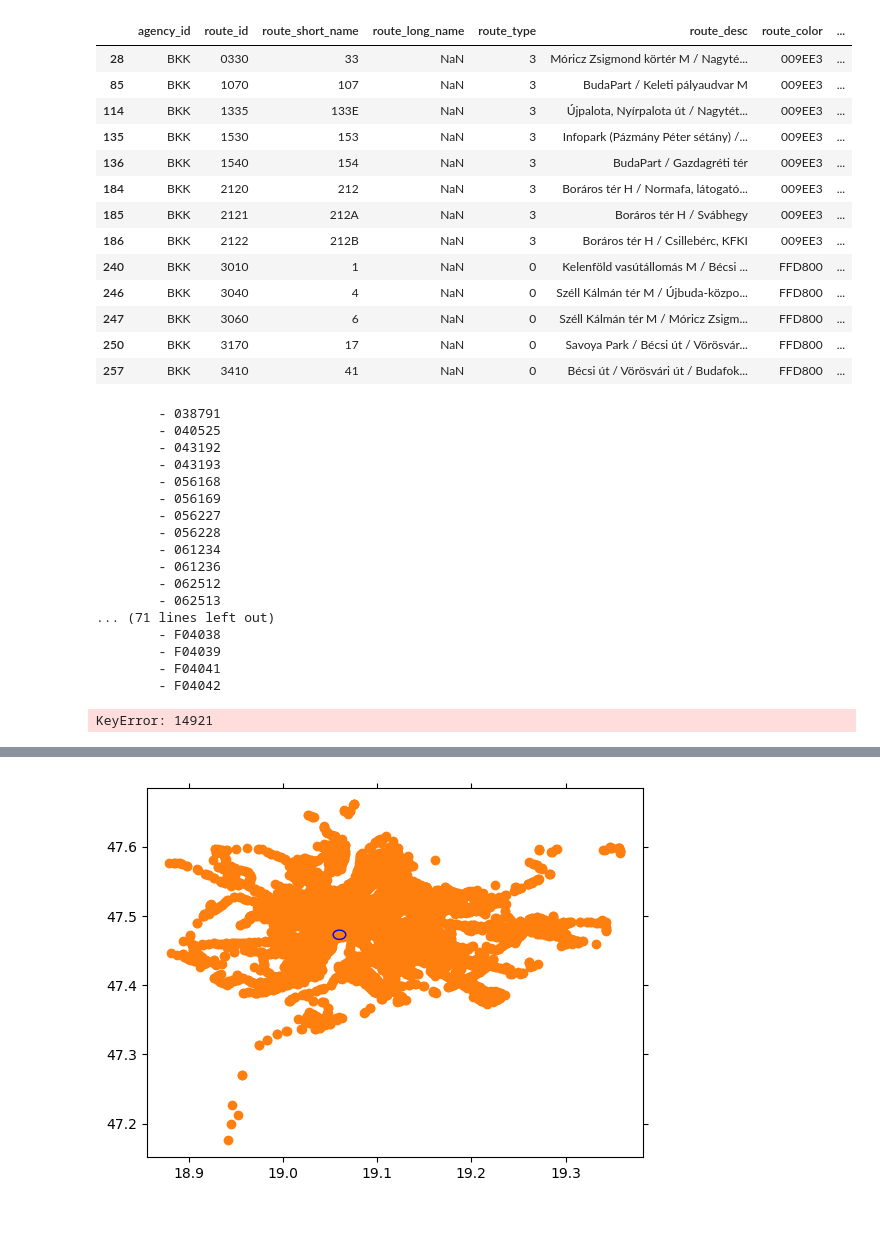
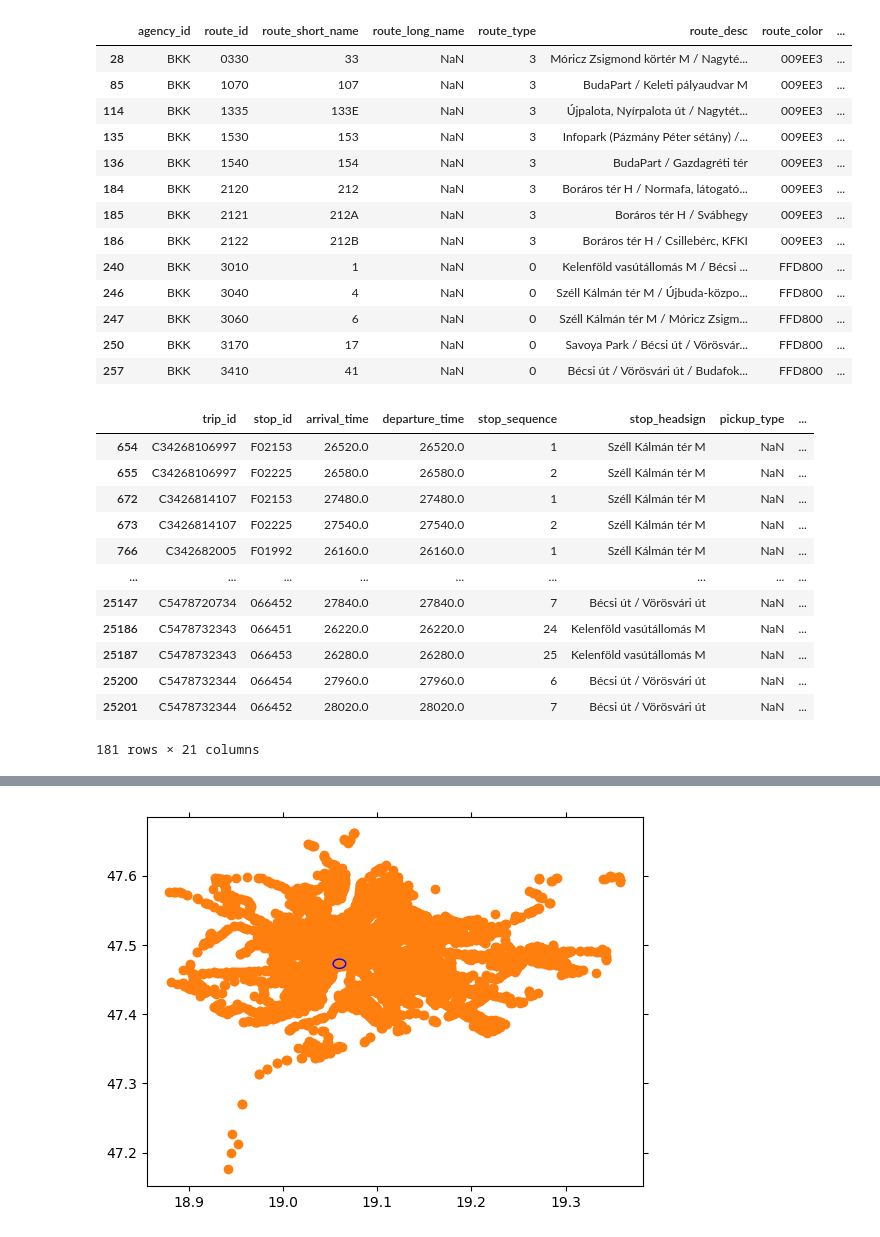
Before and after one commit to BGera89/Big_Data_Homework, a Jupyter notebook: gera.ipynb, the cells around one changed output, grey strips where cells are left out. Drawn from its saved outputs; the diff is of its cells as text; code cells hidden in the pictures.

Commit message:
created desciptive table

```diff
--- a/gera.ipynb
+++ b/gera.ipynb
@@ -396,28 +396,5 @@ stop_7=stop_times[stop_times["arrival_time"]<28200]
 stop_7=stop_7[stop_7["arrival_time"]>26100]
 # %%
 stop_7.reset_index(drop=True, inplace=True)
-# %%
-stops_600=[]
-for i,k in enumerate(stop_7["geometry"]):
-    if geopy.distance.geodesic(I_building, (k.y,k.x)).m <600.0:
-        print("\t-",stops["stop_id"][i])
-        stops_600.append(stops["stop_id"][i])
-# %% [output]
-        - 038791
-        - 040525
-        - 043192
-        - 043193
-        - 056168
-        - 056169
-        - 056227
-        - 056228
-        - 061234
-        - 061236
-        - 062512
-        - 062513
-... (71 lines left out)
-        - F04038
-        - F04039
-        - F04041
-        - F04042
-KeyError: 14921
+# %%
+stop_7_8=stop_7[stop_7["stop_id"].isin(stops_I["stop_id"])]
@@ -423,0 +410,16 @@ KeyError: 14921
+# %%
+stop_7_8
+# %% [output]
+|  | trip_id | stop_id | arrival_time | departure_time | stop_sequence | stop_headsign | pickup_type | ... |
+| 654 | C34268106997 | F02153 | 26520.0 | 26520.0 | 1 | Széll Kálmán tér M | NaN | ... |
+| 655 | C34268106997 | F02225 | 26580.0 | 26580.0 | 2 | Széll Kálmán tér M | NaN | ... |
+| 672 | C3426814107 | F02153 | 27480.0 | 27480.0 | 1 | Széll Kálmán tér M | NaN | ... |
+| 673 | C3426814107 | F02225 | 27540.0 | 27540.0 | 2 | Széll Kálmán tér M | NaN | ... |
+| 766 | C342682005 | F01992 | 26160.0 | 26160.0 | 1 | Széll Kálmán tér M | NaN | ... |
+| ... | ... | ... | ... | ... | ... | ... | ... | ... |
+| 25147 | C5478720734 | 066452 | 27840.0 | 27840.0 | 7 | Bécsi út / Vörösvári út | NaN | ... |
+| 25186 | C5478732343 | 066451 | 26220.0 | 26220.0 | 24 | Kelenföld vasútállomás M | NaN | ... |
+| 25187 | C5478732343 | 066453 | 26280.0 | 26280.0 | 25 | Kelenföld vasútállomás M | NaN | ... |
+| 25200 | C5478732344 | 066454 | 27960.0 | 27960.0 | 6 | Bécsi út / Vörösvári út | NaN | ... |
+| 25201 | C5478732344 | 066452 | 28020.0 | 28020.0 | 7 | Bécsi út / Vörösvári út | NaN | ... |
+181 rows × 21 columns
```
Also changed, not shown: parts of 22 cells of this notebook.
